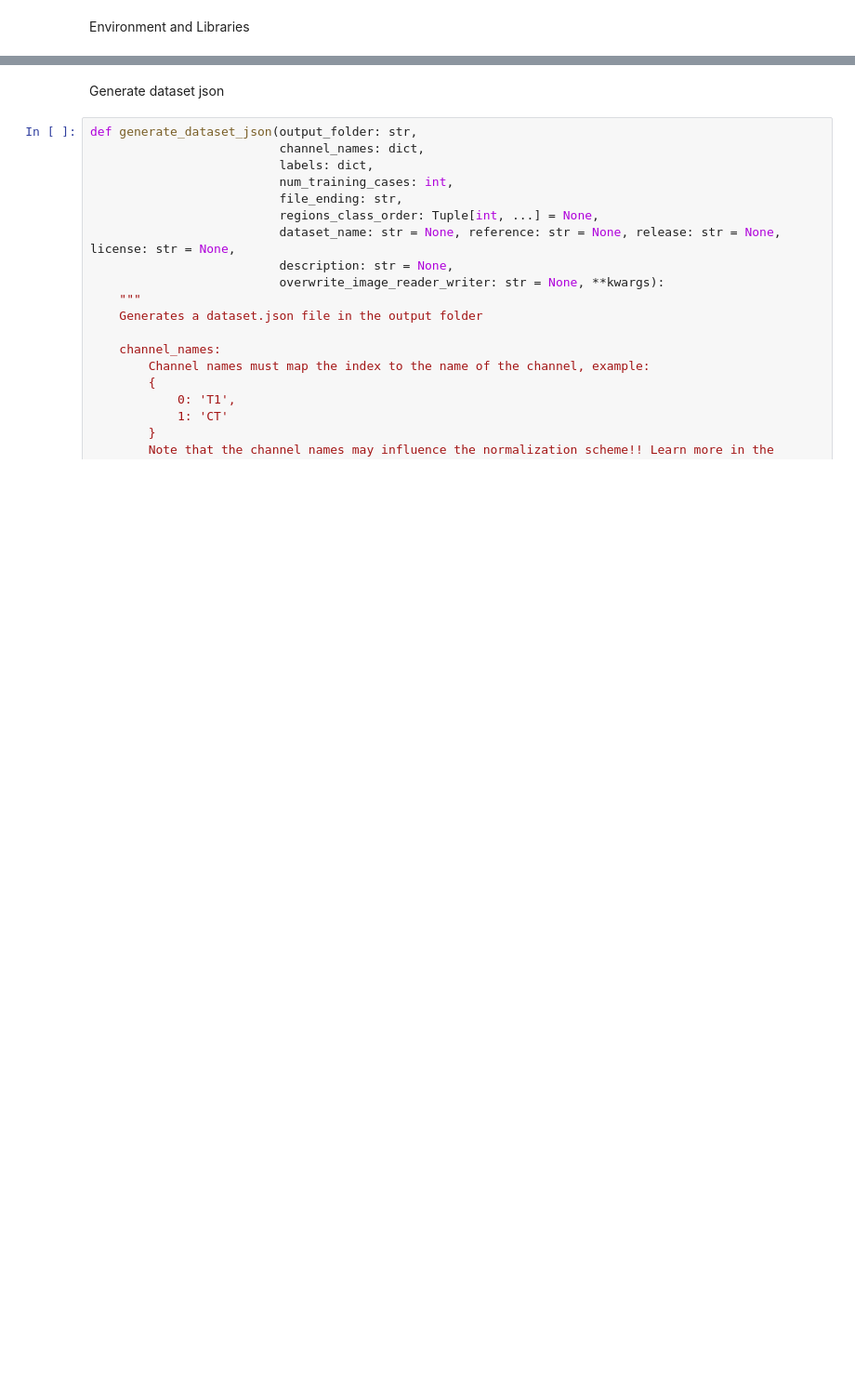
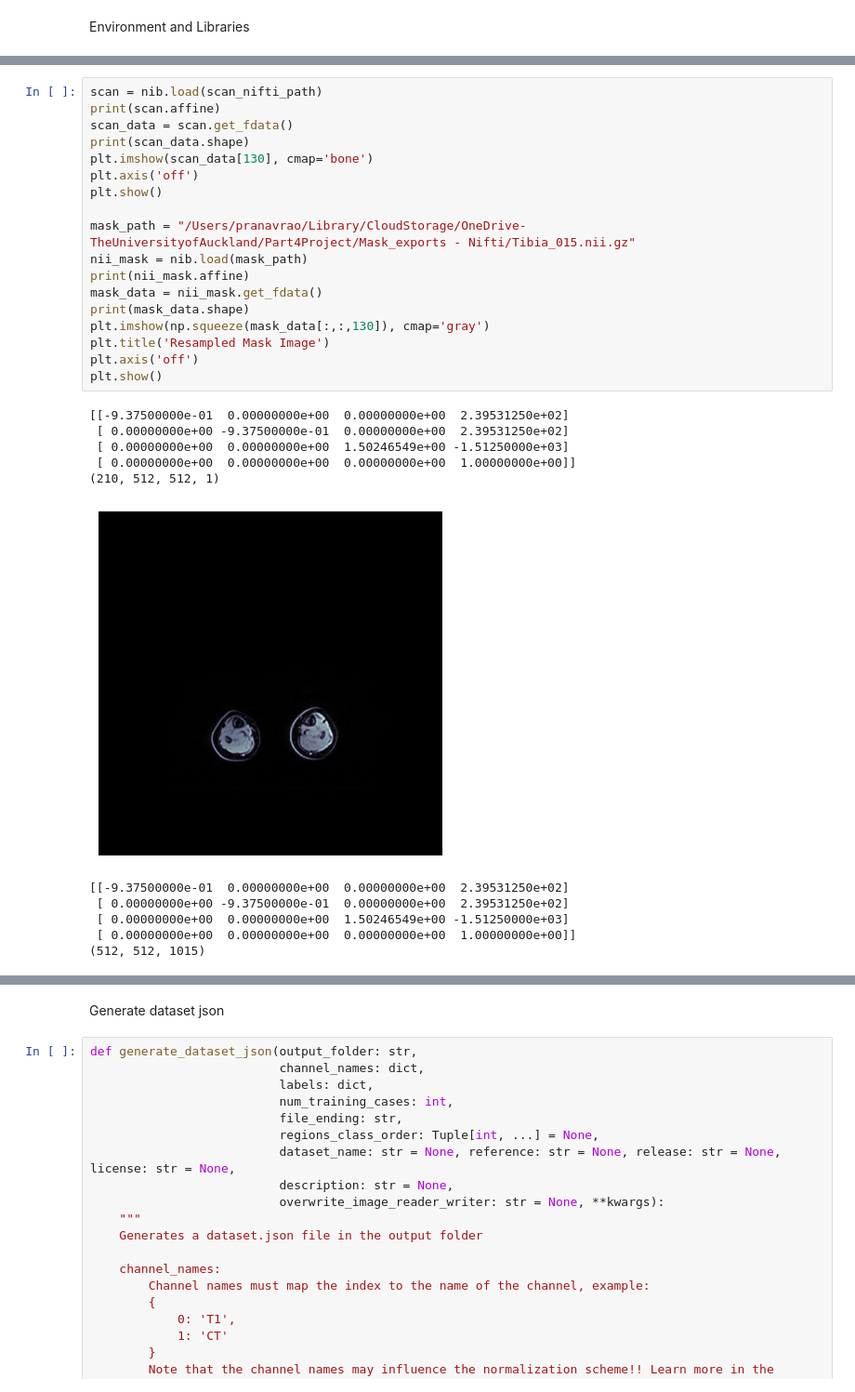
Before and after one commit to asif-jc/H-DenseUNet-CNN, a Jupyter notebook: nnUNetPreprocessing.ipynb, the cells around one changed output, grey strips where cells are left out. Shown at 93% size. Drawn from its saved outputs; the diff is of its cells as text; blank space fills up the shorter version.

```diff
--- a/nnUNetPreprocessing.ipynb
+++ b/nnUNetPreprocessing.ipynb
@@ -15,0 +90,30 @@ Preprocessing Data
+# %%
+scan = nib.load(scan_nifti_path)
+print(scan.affine)
+scan_data = scan.get_fdata()
+print(scan_data.shape)
+plt.imshow(scan_data[130], cmap='bone')
+plt.axis('off')
+plt.show()
+
+mask_path = "/Users/pranavrao/Library/CloudStorage/OneDrive-TheUniversityofAuckland/Part4Project/Mask_exports - Nifti/Tibia_015.nii.gz"
+nii_mask = nib.load(mask_path)
+print(nii_mask.affine)
+mask_data = nii_mask.get_fdata()
+print(mask_data.shape)
+plt.imshow(np.squeeze(mask_data[:,:,130]), cmap='gray')
+plt.title('Resampled Mask Image')
+plt.axis('off')
+plt.show()
+# %% [output]
+[[-9.37500000e-01  0.00000000e+00  0.00000000e+00  2.39531250e+02]
+ [ 0.00000000e+00 -9.37500000e-01  0.00000000e+00  2.39531250e+02]
+ [ 0.00000000e+00  0.00000000e+00  1.50246549e+00 -1.51250000e+03]
+ [ 0.00000000e+00  0.00000000e+00  0.00000000e+00  1.00000000e+00]]
+(210, 512, 512, 1)
+[figure, added]
+[[-9.37500000e-01  0.00000000e+00  0.00000000e+00  2.39531250e+02]
+ [ 0.00000000e+00 -9.37500000e-01  0.00000000e+00  2.39531250e+02]
+ [ 0.00000000e+00  0.00000000e+00  1.50246549e+00 -1.51250000e+03]
+ [ 0.00000000e+00  0.00000000e+00  0.00000000e+00  1.00000000e+00]]
+(512, 512, 1015)
```
Also changed, not shown: parts of 13 cells of this notebook, 2 other files.
